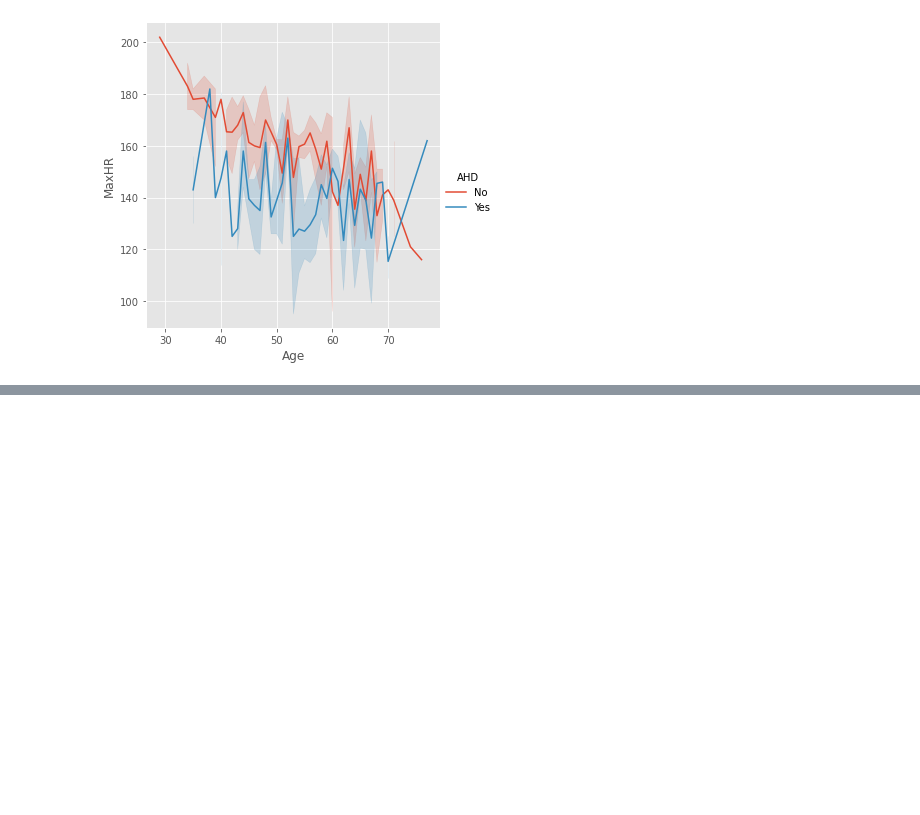
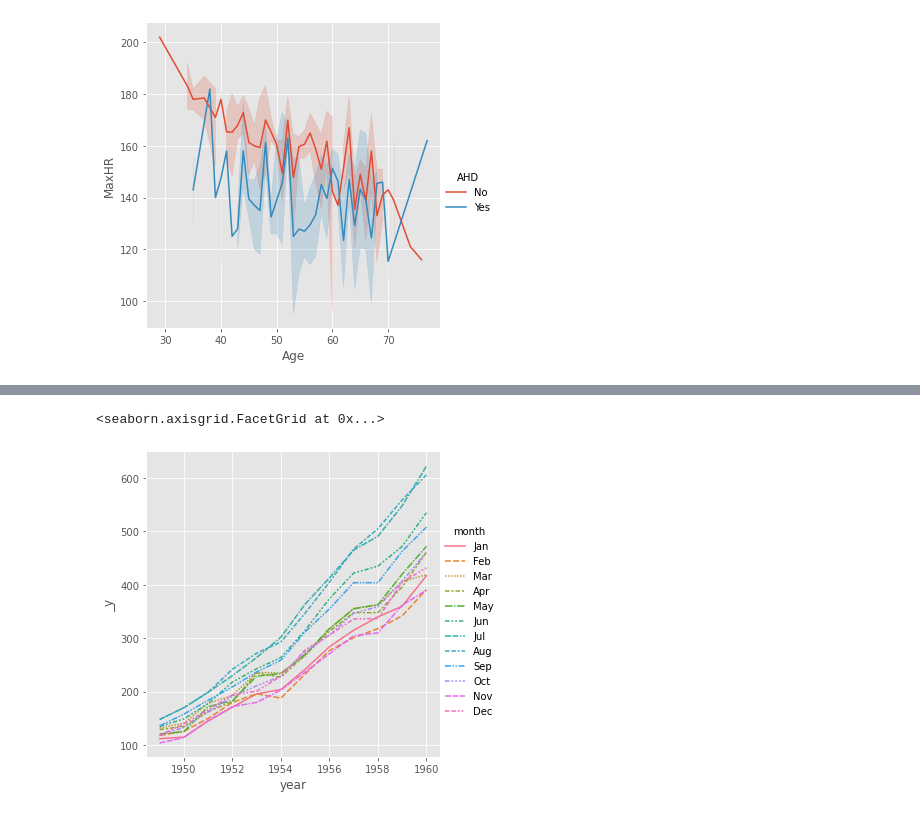
Before and after one commit to johnyquest743/DataVisualization, a Jupyter notebook: main.ipynb, the cells around one changed output, grey strips where cells are left out. Drawn from its saved outputs; the diff is of its cells as text; code cells hidden in the pictures; blank space fills up the shorter version.

Commit message:
Added RELPLOT

```diff
--- a/main.ipynb
+++ b/main.ipynb
@@ -384,3 +381,6 @@ plt.show
 # %% [output]
 <function matplotlib.pyplot.show(close=None, block=None)>
 [figure]
+# %%
+flights_data = sns.load_dataset("flights")
+flights_data.head()
@@ -386,0 +394,3 @@ plt.show
+# %%
+flt_data_pvt = flights_data.pivot("year", "month", "passengers")
+flt_data_pvt
@@ -386,0 +412,5 @@ plt.show
+# %%
+sns.relplot(data=flt_data_pvt, kind='line')
+# %% [output]
+<seaborn.axisgrid.FacetGrid at 0x...>
+[figure, added]
```
Also changed, not shown: parts of 10 cells of this notebook.
